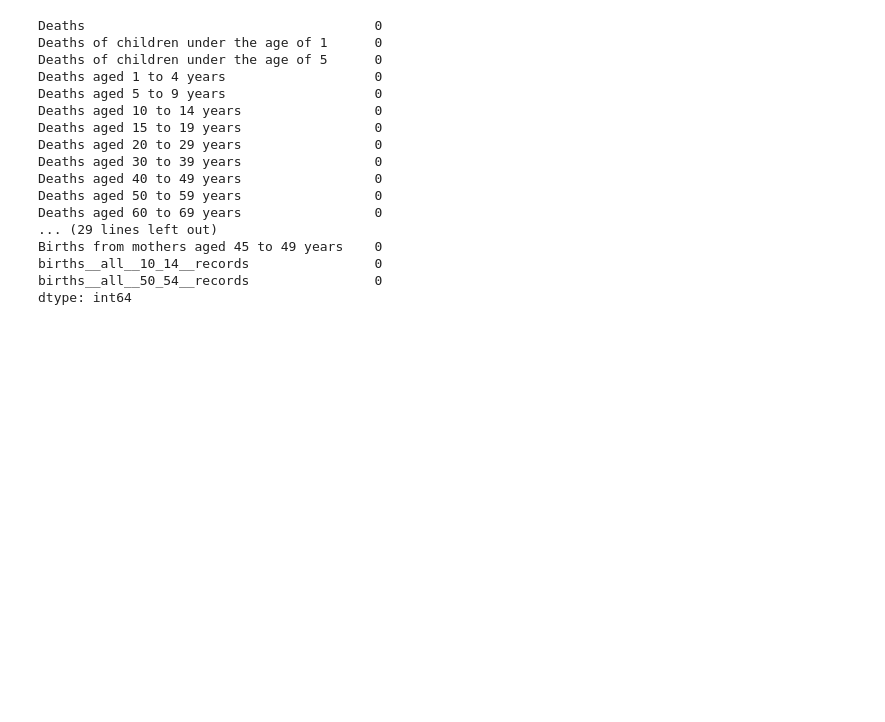
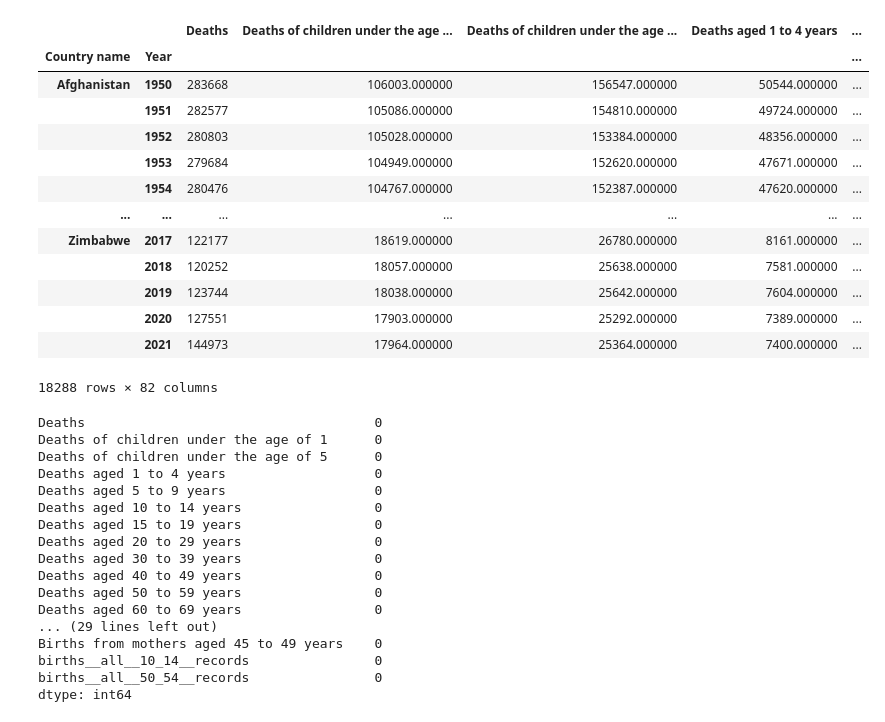
Before and after one commit to h3nng/pythonProject4, a Jupyter notebook: 1.ipynb, the cells around one changed output. Saved outputs shown, nothing was run; the diff lists cells and outputs as text; code cells hidden in the pictures; blank space fills up the shorter version.

```diff
--- a/1.ipynb
+++ b/1.ipynb
@@ -28,8 +40,26 @@ display(bf.head(6))
 # %%
 # 合并数据集
 df = df.set_index(['Country name', 'Year'], drop=True)
 bf = bf.set_index(['Country name', 'Year'], drop=True)
+pf = pf.set_index(['Country name', 'Year'], drop =True)
 bd = pd.merge(df,bf,on=['Country name','Year'])
+bd = pd.merge(bd,pf,on=['Country name','Year'])
+display(bd)
+# %% [output]
+|  |  | Deaths | Deaths of children under the age ... | Deaths of children under the age ... | Deaths aged 1 to 4 years | ... |
+| Country name | Year |  |  |  |  | ... |
+| Afghanistan | 1950 | 283668 | 106003.000000 | 156547.000000 | 50544.000000 | ... |
+|  | 1951 | 282577 | 105086.000000 | 154810.000000 | 49724.000000 | ... |
+|  | 1952 | 280803 | 105028.000000 | 153384.000000 | 48356.000000 | ... |
+|  | 1953 | 279684 | 104949.000000 | 152620.000000 | 47671.000000 | ... |
+|  | 1954 | 280476 | 104767.000000 | 152387.000000 | 47620.000000 | ... |
+| ... | ... | ... | ... | ... | ... | ... |
+| Zimbabwe | 2017 | 122177 | 18619.000000 | 26780.000000 | 8161.000000 | ... |
+|  | 2018 | 120252 | 18057.000000 | 25638.000000 | 7581.000000 | ... |
+|  | 2019 | 123744 | 18038.000000 | 25642.000000 | 7604.000000 | ... |
+|  | 2020 | 127551 | 17903.000000 | 25292.000000 | 7389.000000 | ... |
+|  | 2021 | 144973 | 17964.000000 | 25364.000000 | 7400.000000 | ... |
+18288 rows × 82 columns
 # %%
 # 数据清洗
 bd.isnull().sum() # 查看缺失值
```
Also changed, not shown: parts of 6 cells of this notebook, 1 other file.
